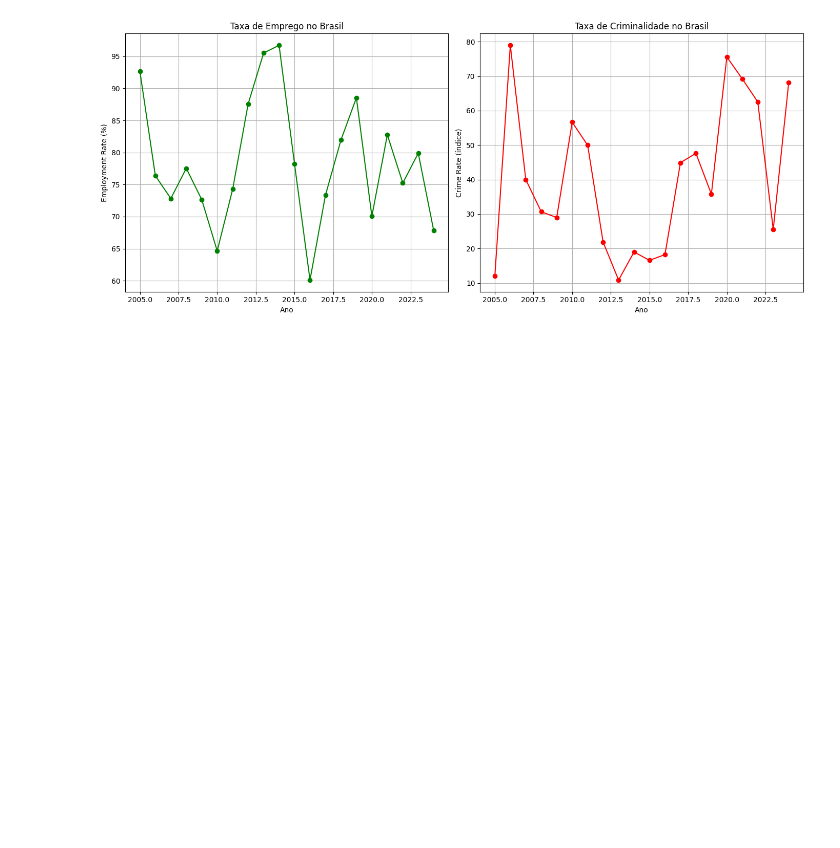
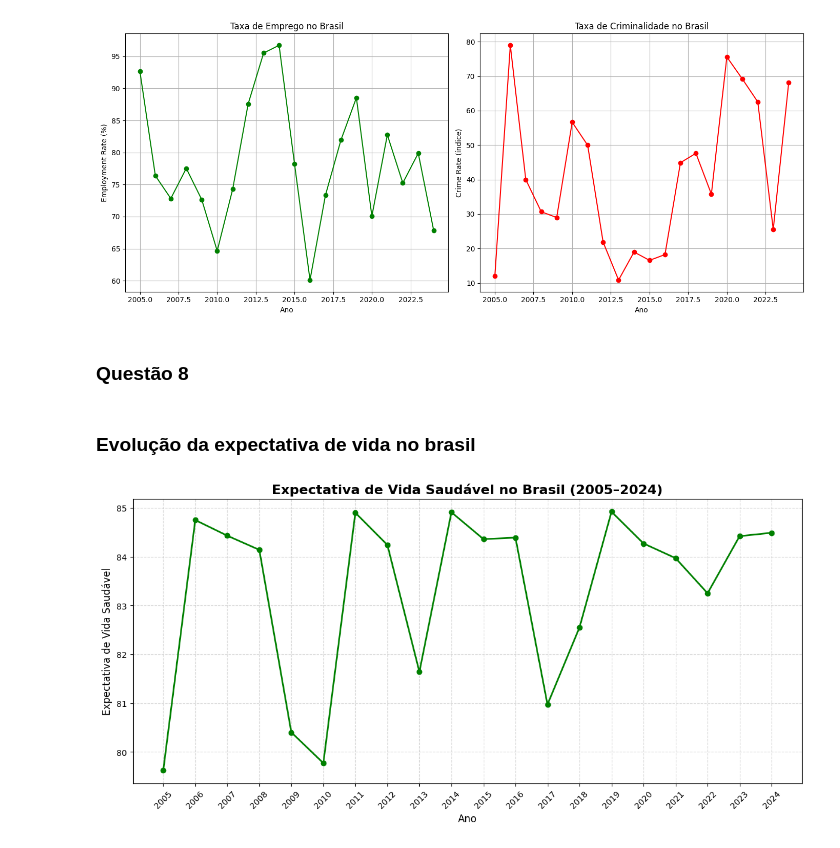
Before and after one commit to romulobeluco/C111-Trabalho, a Jupyter notebook: main.ipynb, the cells around one changed output. Drawn from its saved outputs; the diff is of its cells as text; code cells hidden in the pictures; blank space fills up the shorter version.

```diff
--- a/main.ipynb
+++ b/main.ipynb
@@ -182,3 +182,32 @@ plt.tight_layout()
 plt.show()
 # %% [output]
 [figure]
+# %% [markdown]
+### Questão 8
+# %% [markdown]
+### Evolução da expectativa de vida no brasil
+# %%
+df_brasil = dfPaises[(dfPaises['Country'] == 'Brazil') & (dfPaises['Year'].between(2005, 2024))]
+
+#Remover anos duplicados, mantendo o maior valor de Expectativa de Vida Saudável por ano
+df_brasil = df_brasil.sort_values(by='Healthy_Life_Expectancy', ascending=False).drop_duplicates(subset='Year')
+
+#Organiza por ano
+df_brasil = df_brasil.sort_values(by='Year')
+
+#Criar o gráfico
+plt.figure(figsize=(12, 6))
+plt.plot(df_brasil['Year'], df_brasil['Healthy_Life_Expectancy'], marker='o', linestyle='-', color='green', linewidth=2)
+
+#Personalização do gráfico
+plt.title('Expectativa de Vida Saudável no Brasil (2005–2024)', fontsize=16, fontweight='bold')
+plt.xlabel('Ano', fontsize=12)
+plt.ylabel('Expectativa de Vida Saudável', fontsize=12)
+plt.xticks(df_brasil['Year'], rotation=45)
+plt.grid(True, linestyle='--', alpha=0.5)
+plt.tight_layout()
+
+#Exibe o gráfico
+plt.show()
+# %% [output]
+[figure, added]
```
Also changed, not shown: parts of 6 cells of this notebook.
